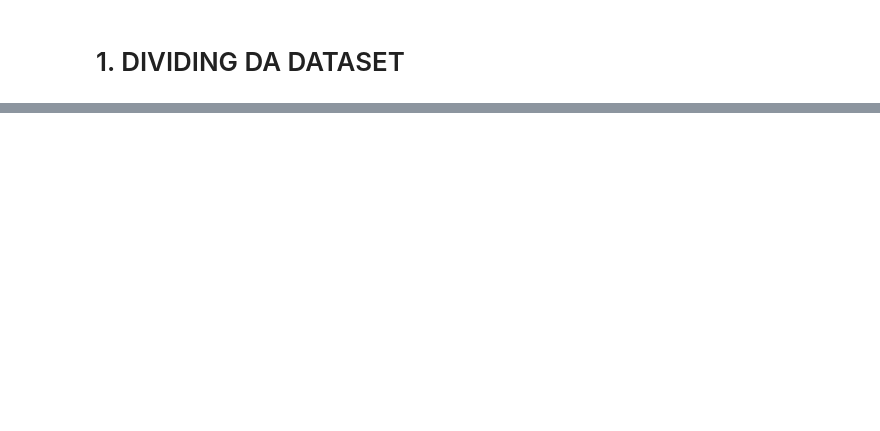
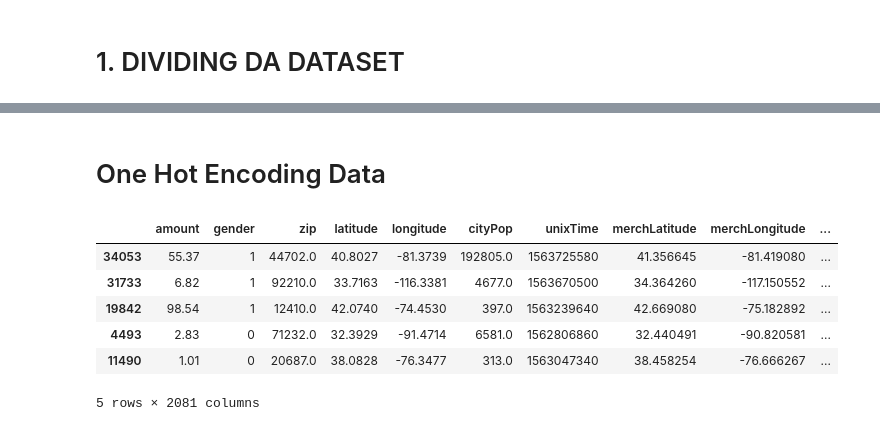
Before and after one commit to ethan-rng/dataquest, a Jupyter notebook: transformerModel.ipynb, the cells around one changed output, grey strips where cells are left out. Drawn from its saved outputs; the diff is of its cells as text; code cells hidden in the pictures; blank space fills up the shorter version.

```diff
--- a/transformerModel.ipynb
+++ b/transformerModel.ipynb
@@ -118,0 +76,25 @@ df
+# %% [markdown]
+# One Hot Encoding Data
+# %%
+"""
+print(df.groupby('job').job.count())
+print(df.groupby('state').state.count())
+print(df.groupby('city').city.count())
+print(df.groupby('category').category.count())
+print(df.groupby('business').business.count())
+"""
+
+df = pd.get_dummies(df, columns=['job'])
+df = pd.get_dummies(df, columns=['state'])
+df = pd.get_dummies(df, columns=['city'])
+df = pd.get_dummies(df, columns=['category'])
+df = pd.get_dummies(df, columns=['business'])
+df.sample(5)
+# %% [output]
+|  | amount | gender | zip | latitude | longitude | cityPop | unixTime | merchLatitude | merchLongitude | ... |
+| 34053 | 55.37 | 1 | 44702.0 | 40.8027 | -81.3739 | 192805.0 | 1563725580 | 41.356645 | -81.419080 | ... |
+| 31733 | 6.82 | 1 | 92210.0 | 33.7163 | -116.3381 | 4677.0 | 1563670500 | 34.364260 | -117.150552 | ... |
+| 19842 | 98.54 | 1 | 12410.0 | 42.0740 | -74.4530 | 397.0 | 1563239640 | 42.669080 | -75.182892 | ... |
+| 4493 | 2.83 | 0 | 71232.0 | 32.3929 | -91.4714 | 6581.0 | 1562806860 | 32.440491 | -90.820581 | ... |
+| 11490 | 1.01 | 0 | 20687.0 | 38.0828 | -76.3477 | 313.0 | 1563047340 | 38.458254 | -76.666267 | ... |
+5 rows × 2081 columns
```
Also changed, not shown: parts of 22 cells of this notebook, 1 other file.
